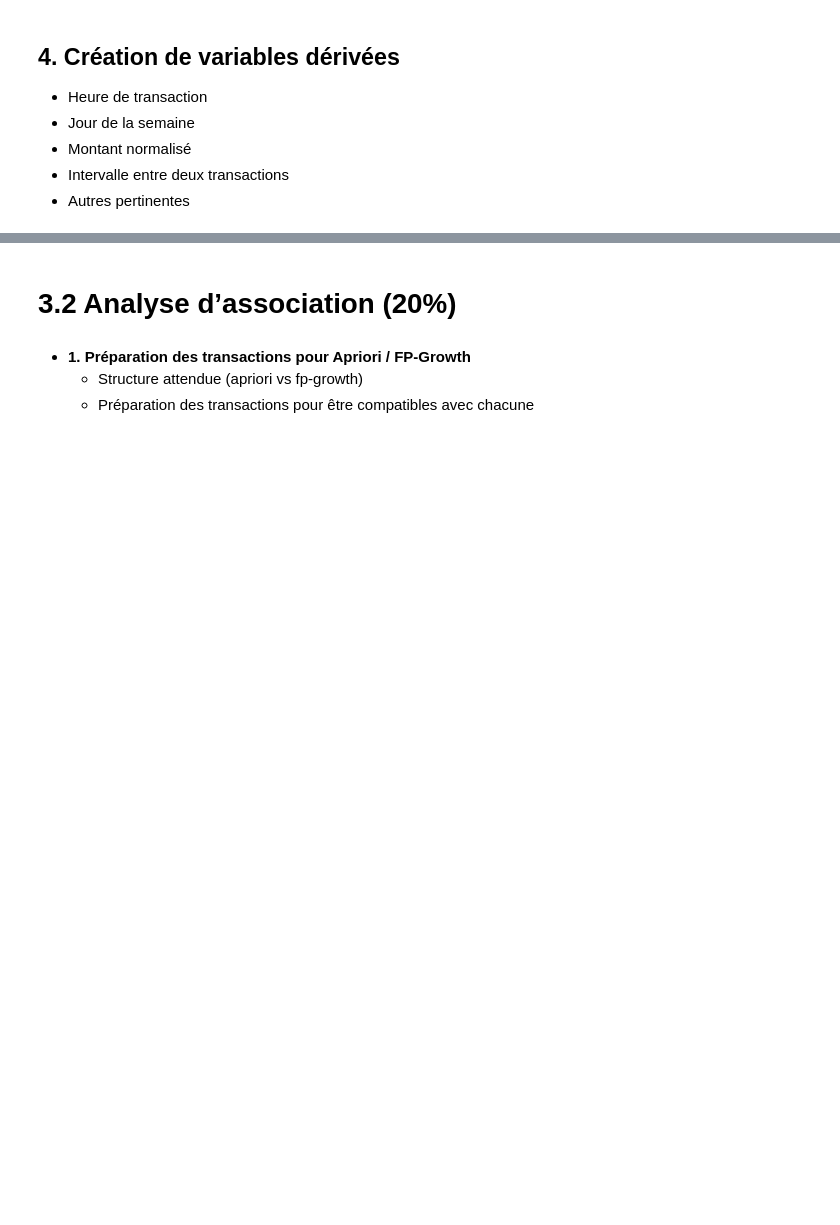
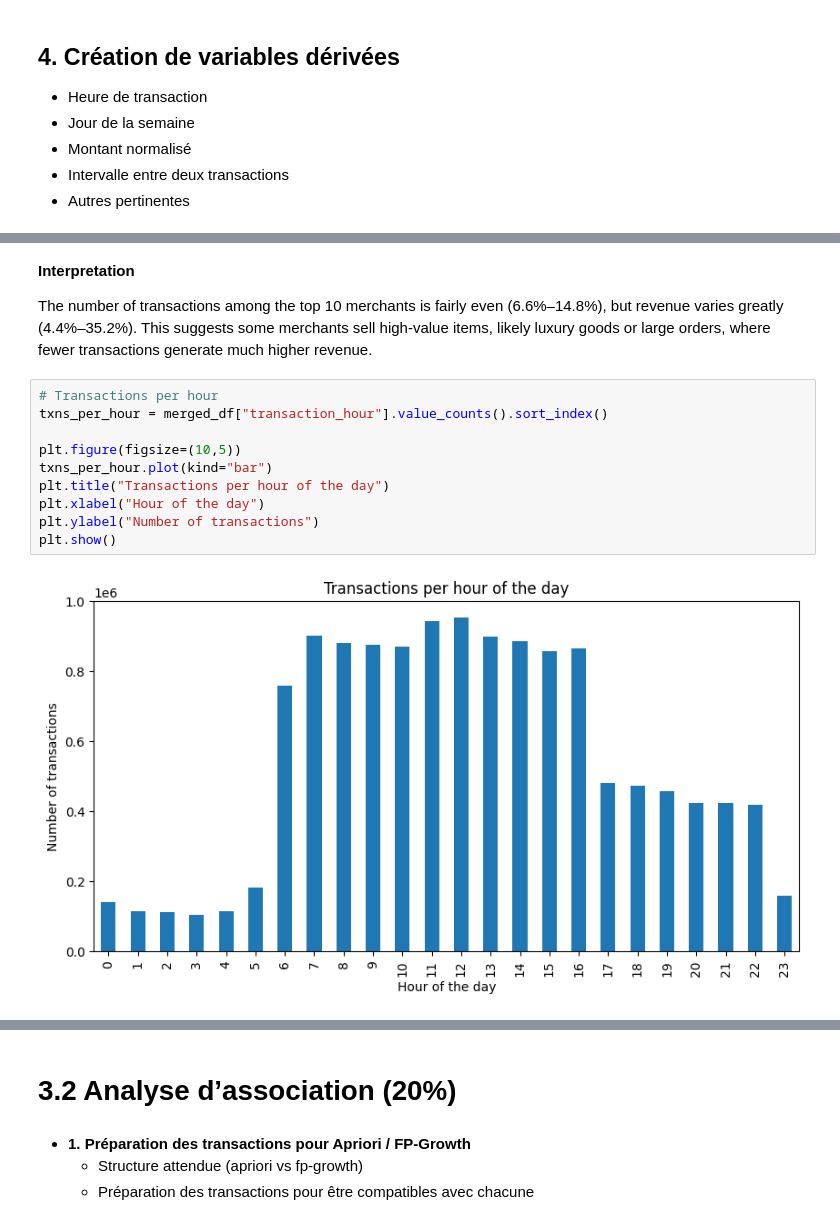
Before and after one commit to AnthonyGlaude/IFT599_TP1, a Jupyter notebook: plan_travail_IFT599_A25_TP1.ipynb, the cells around one changed output, grey strips where cells are left out. Cells and saved outputs as stored; diff of their text form; blank space fills up the shorter version.

```diff
--- a/plan_travail_IFT599_A25_TP1.ipynb
+++ b/plan_travail_IFT599_A25_TP1.ipynb
@@ -291,0 +324,16 @@ merged_df["time_since_last_txn"] = merged_df.groupby("client_id")["date"].diff()
+# %% [markdown]
+**Interpretation**
+
+The number of transactions among the top 10 merchants is fairly even (6.6%–14.8%), but revenue varies greatly (4.4%–35.2%). This suggests some merchants sell high-value items, likely luxury goods or large orders, where fewer transactions generate much higher revenue.
+# %%
+# Transactions per hour
+txns_per_hour = merged_df["transaction_hour"].value_counts().sort_index()
+
+plt.figure(figsize=(10,5))
+txns_per_hour.plot(kind="bar")
+plt.title("Transactions per hour of the day")
+plt.xlabel("Hour of the day")
+plt.ylabel("Number of transactions")
+plt.show()
+# %% [output]
+[figure, added]
```
Also changed, not shown: parts of 34 cells of this notebook.
